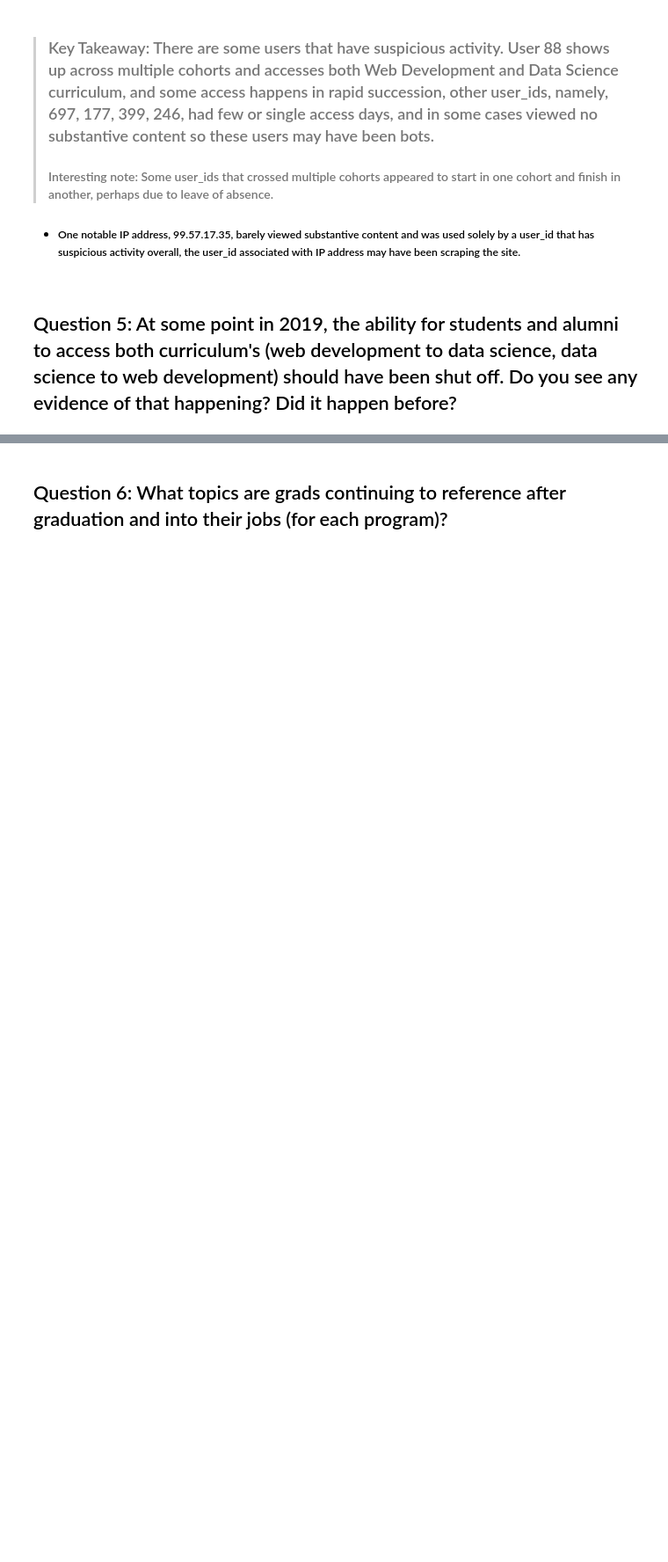
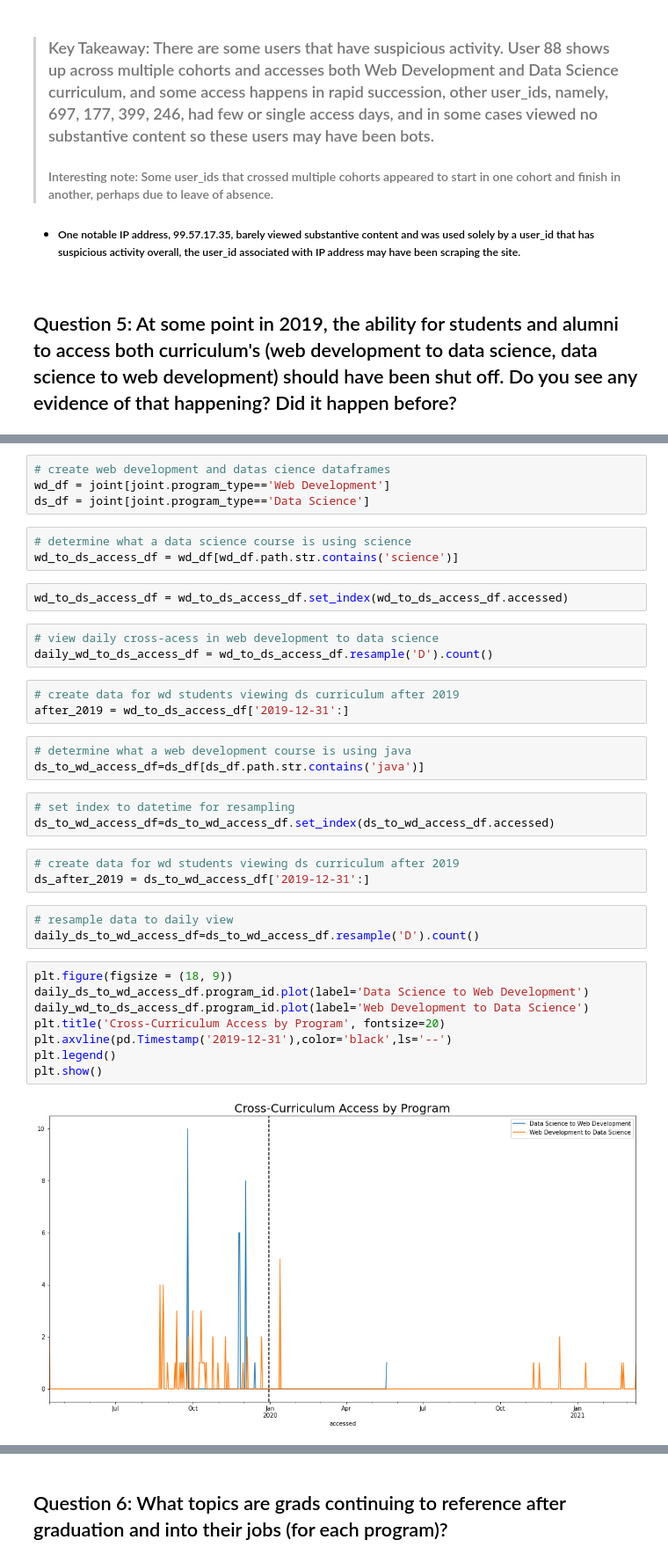
Before and after one commit to miller-cerna-laskowski-morris-eyring/anomaly-group-project, a Jupyter notebook: Final.ipynb, the cells around one changed output, grey strips where cells are left out. Shown at 88% size. Cells and saved outputs as stored; diff of their text form; blank space fills up the shorter version.

```diff
--- a/Final.ipynb
+++ b/Final.ipynb
@@ -427,0 +440,37 @@ full_df.loc[full_df['ip'] == '99.57.17.35']
+# %%
+# create web development and datas cience dataframes
+wd_df = joint[joint.program_type=='Web Development']
+ds_df = joint[joint.program_type=='Data Science']
+# %%
+# determine what a data science course is using science
+wd_to_ds_access_df = wd_df[wd_df.path.str.contains('science')]
+# %%
+wd_to_ds_access_df = wd_to_ds_access_df.set_index(wd_to_ds_access_df.accessed)
+# %%
+# view daily cross-acess in web development to data science
+daily_wd_to_ds_access_df = wd_to_ds_access_df.resample('D').count()
+# %%
+# create data for wd students viewing ds curriculum after 2019
+after_2019 = wd_to_ds_access_df['2019-12-31':]
+# %%
+# determine what a web development course is using java
+ds_to_wd_access_df=ds_df[ds_df.path.str.contains('java')]
+# %%
+# set index to datetime for resampling
+ds_to_wd_access_df=ds_to_wd_access_df.set_index(ds_to_wd_access_df.accessed)
+# %%
+# create data for wd students viewing ds curriculum after 2019
+ds_after_2019 = ds_to_wd_access_df['2019-12-31':]
+# %%
+# resample data to daily view
+daily_ds_to_wd_access_df=ds_to_wd_access_df.resample('D').count()
+# %%
+plt.figure(figsize = (18, 9))
+daily_ds_to_wd_access_df.program_id.plot(label='Data Science to Web Development')
+daily_wd_to_ds_access_df.program_id.plot(label='Web Development to Data Science')
+plt.title('Cross-Curriculum Access by Program', fontsize=20)
+plt.axvline(pd.Timestamp('2019-12-31'),color='black',ls='--')
+plt.legend()
+plt.show()
+# %% [output]
+[figure, added]
```
Also changed, not shown: parts of 13 cells of this notebook.
